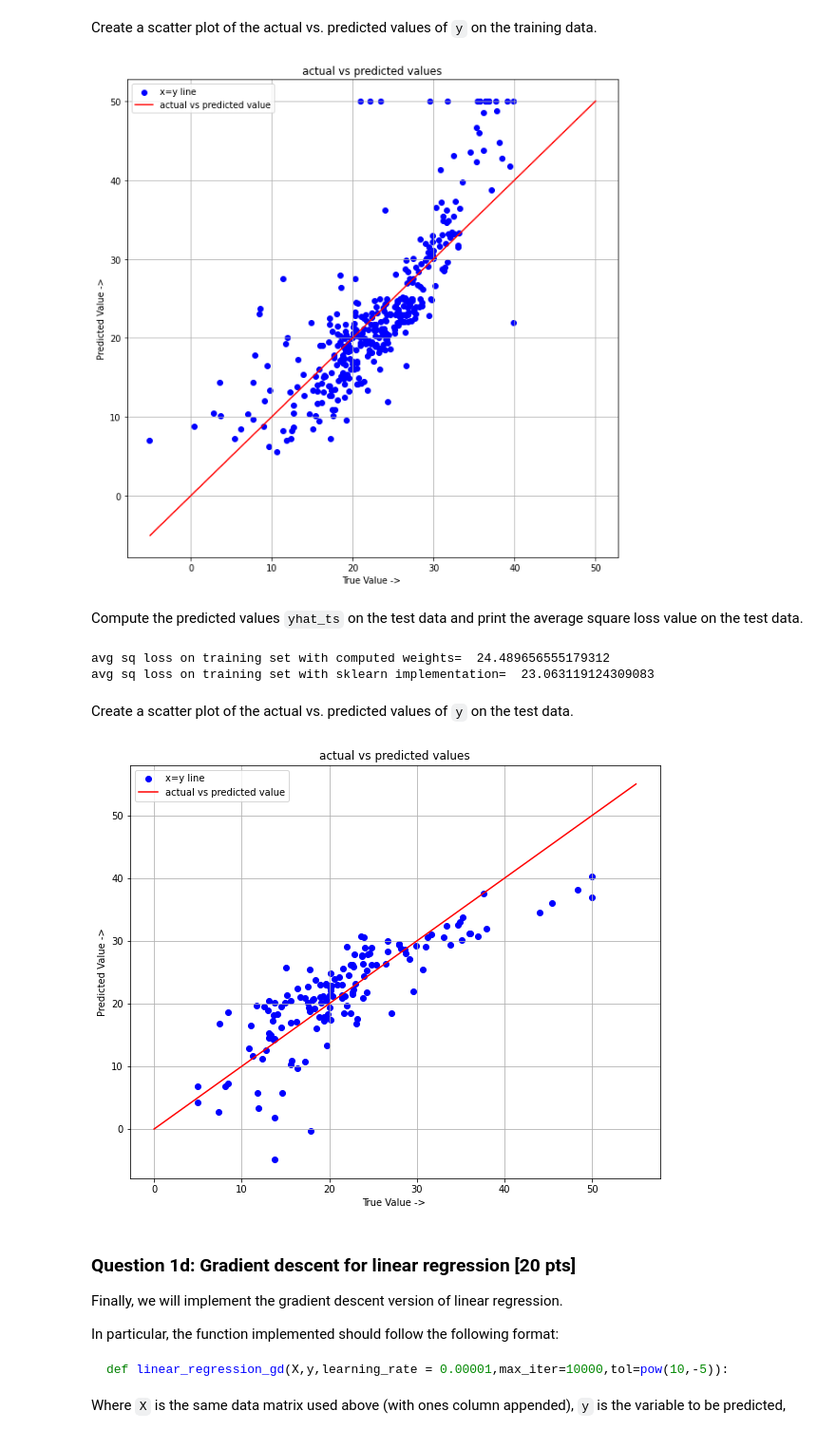
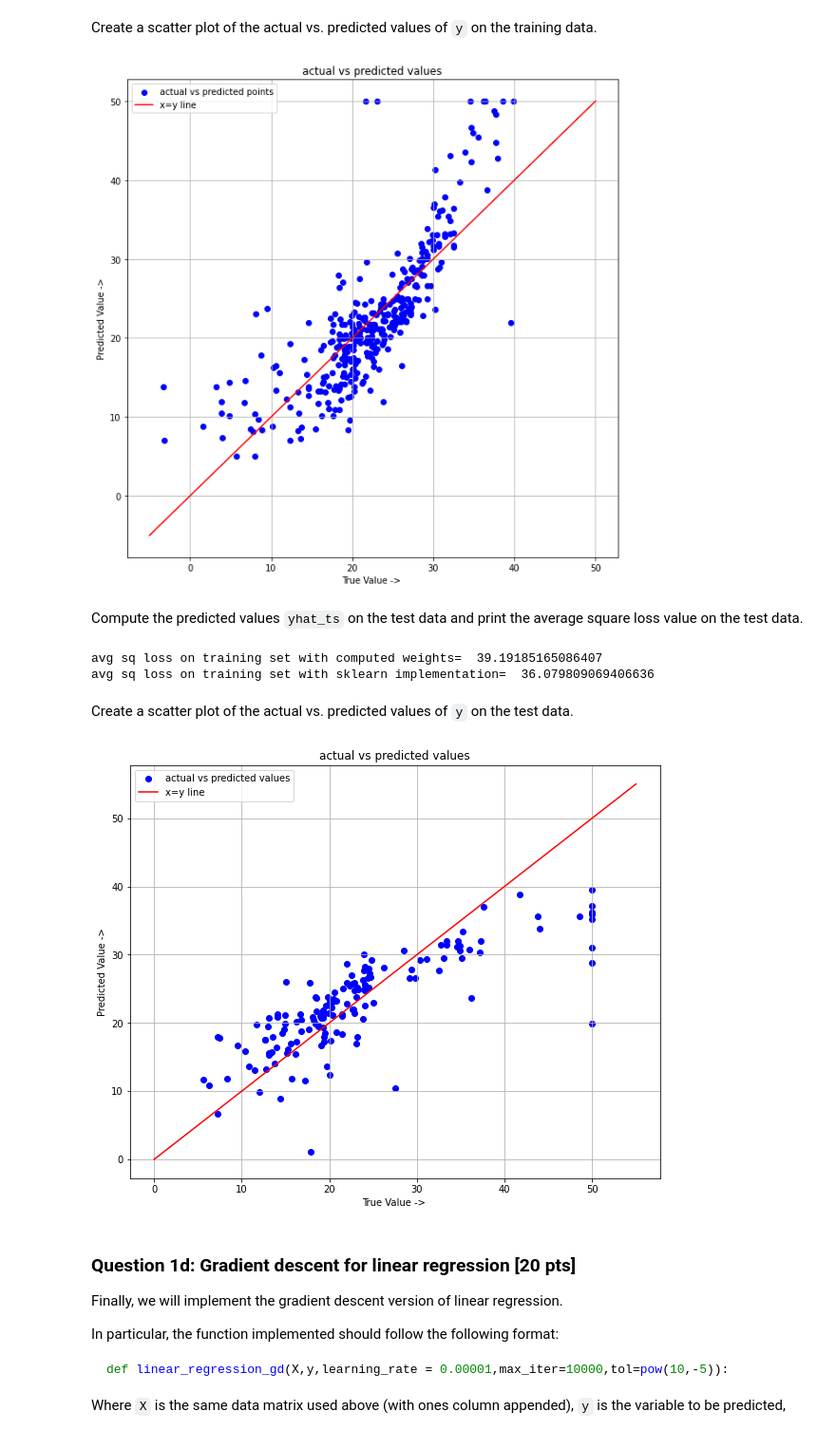
Before and after one commit to yashUcr773/CS_171_Intro_to_ML, a Jupyter notebook: Homework 2/fall2022_hw2.ipynb, the cells around one changed output. Shown: that part at 95% size. Drawn from its saved outputs; the diff is of its cells as text; code cells hidden in the pictures.

Commit message:
update to linear regression closed form implementation. Minor refactor

```diff
--- a/Homework 2/fall2022_hw2.ipynb
+++ b/Homework 2/fall2022_hw2.ipynb
@@ -483,6 +484,6 @@ You may use `np.linalg.inv` to compute the inverse. For a small problem like thi
 # %%
 # TODO
 # compute w using the direct solution equation
-w = (np.linalg.inv(X.T @ X) @ X.T) @ Y
+w = (np.linalg.inv(X_train.T @ X_train) @ X_train.T) @ Y_train
 w
 # %% [output]
@@ -524,16 +525,16 @@ x_line = np.linspace(-5,50,100)
 y_line = x_line
 
 fig = plt.figure(figsize = (10,10))
-red = plt.scatter(yh_tr, y_tr, c='b')
-plt.plot(x_line,y_line,'r')
+red = plt.scatter(yh_tr, y_tr, c='b', label='actual vs predicted points')
+plt.plot(x_line,y_line,'r',label='x=y line')
 plt.xlabel('True Value -> ')
 plt.ylabel('Predicted Value ->')
-plt.legend(['x=y line','actual vs predicted value'])
+plt.legend(loc='upper left')
 plt.title('actual vs predicted values')
 plt.grid()
 plt.show()
 # %% [output]
-[figure, old version]
+[figure, new version]
 # %% [markdown]
 Compute the predicted values `yhat_ts` on the test data and print the average square loss value on the test data.
 # %%
@@ -556,32 +557,32 @@ regr.fit(X_test,Y_test)
 y_pred = regr.predict(X_test)
 print ('avg sq loss on training set with sklearn implementation= ', (np.sum(np.square(y_pred - Y_test)))/len(Y_test))
 # %% [output]
-avg sq loss on training set with computed weights=  24.489656555179312
-avg sq loss on training set with sklearn implementation=  23.063119124309083
+avg sq loss on training set with computed weights=  39.19185165086407
+avg sq loss on training set with sklearn implementation=  36.079809069406636
 # %% [markdown]
 Create a scatter plot of the actual vs. predicted values of `y` on the test data.
 # %%
 # TODO
 
 x_cor = [i for i in range(len(Y_test))]
 y_ts = [i for i in Y_test]
 yh_ts = [i for i in yhat_ts]
 
 
 x_line = np.linspace(0,55,100)
 y_line = x_line
 
 fig = plt.figure(figsize = (10,8))
-red = plt.scatter(y_ts, yh_ts, c='b')
-plt.plot(x_line,y_line,'r')
+blue = plt.scatter(y_ts, yh_ts, c='b',label="actual vs predicted values")
+red = plt.plot(x_line,y_line,'r',label="x=y line")
 plt.xlabel('True Value -> ')
 plt.ylabel('Predicted Value ->')
-plt.legend(['x=y line','actual vs predicted value'])
+plt.legend(loc='upper left')
 plt.title('actual vs predicted values')
 plt.grid()
 plt.show()
 # %% [output]
-[figure, old version]
+[figure, new version]
 # %% [markdown]
 ### Question 1d: Gradient descent for linear regression [20 pts]
 Finally, we will implement the gradient descent version of linear regression.
```
Also changed, not shown: parts of 8 cells of this notebook, 3 other files.
